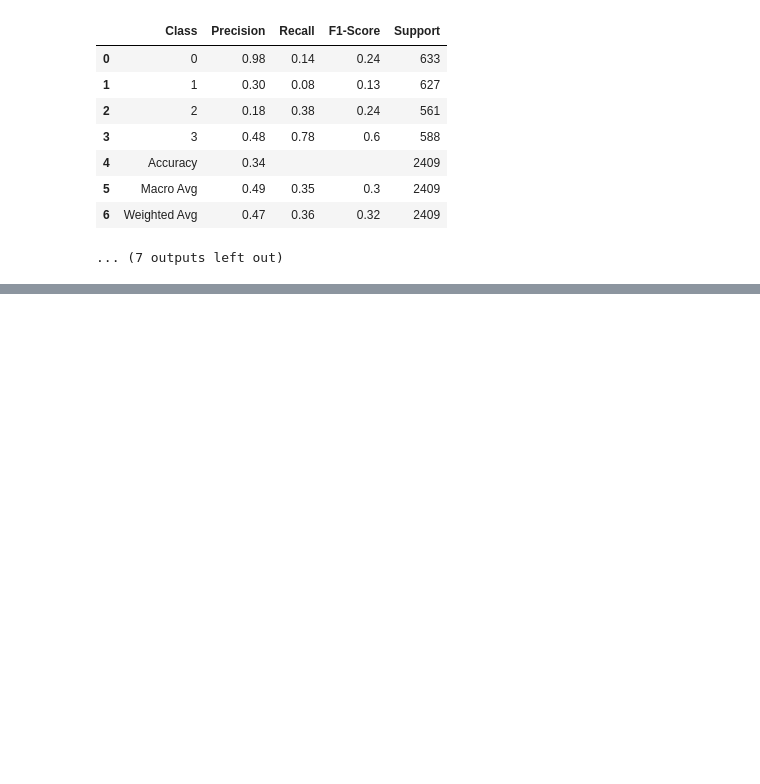
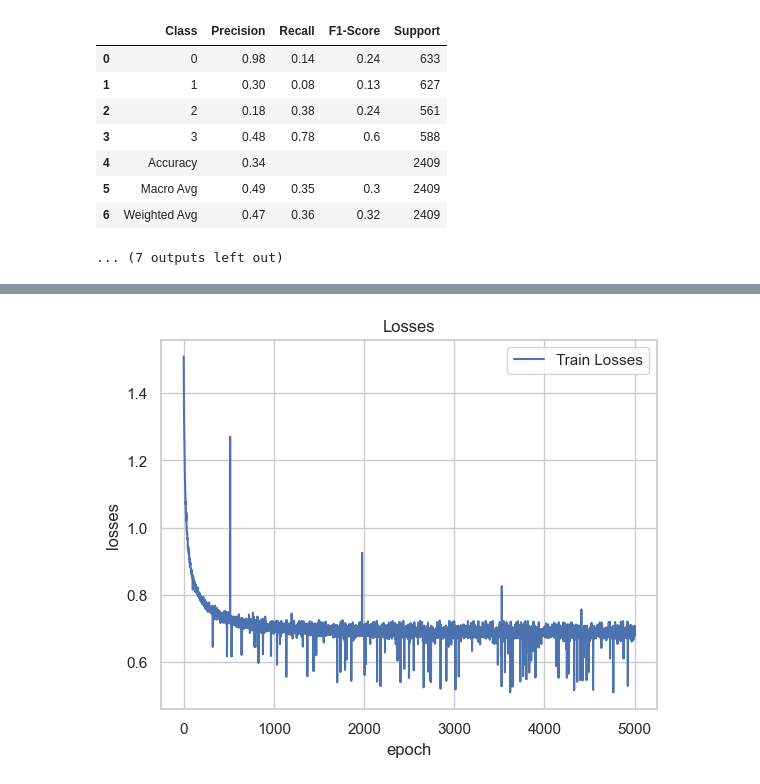
Before and after one commit to tanziltonmoy/A3CarPrediction, a Jupyter notebook: A3.ipynb, the cells around one changed output, grey strips where cells are left out. Saved outputs shown, nothing was run; the diff lists cells and outputs as text; code cells hidden in the pictures; blank space fills up the shorter version.

```diff
--- a/A3.ipynb
+++ b/A3.ipynb
@@ -1530,0 +1568,18 @@ Custom Classification Report:
+# %%
+import pickle
+loaded_model = pickle.load(open("app/model3.pkl", 'rb'))
+
+
+
+scaler_path = "app/scaler/scaler.pkl"
+loaded_scaler_params = pickle.load(open(scaler_path, 'rb'))
+
+# # Create scaler with the loaded parameters
+loaded_scaler = StandardScaler()
+loaded_scaler.mean_ = loaded_scaler_params['mean']
+loaded_scaler.scale_ = loaded_scaler_params['scale']
+# %%
+#the Training loss plot of the selected Model
+loaded_model.plot()
+# %% [output]
+[figure, added]
```
Also changed, not shown: parts of 12 cells of this notebook, 32 other files.
